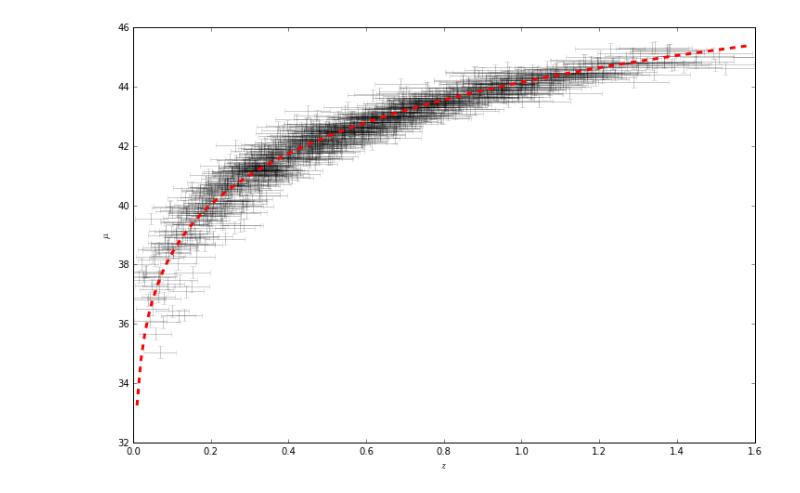
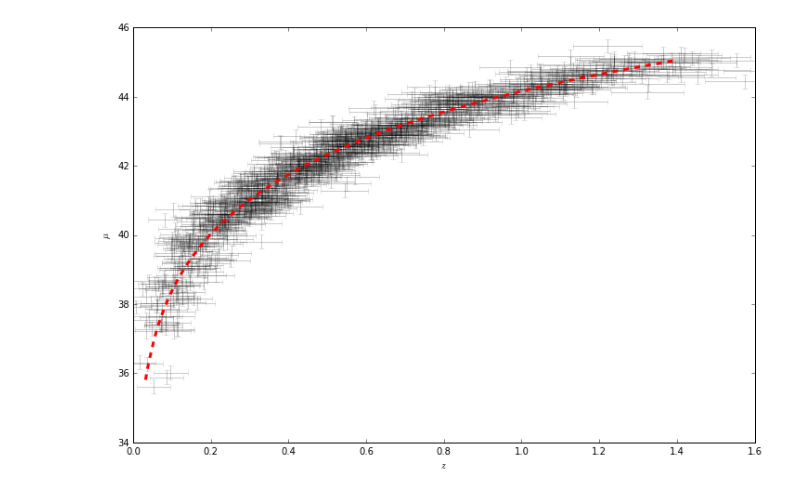
Before and after one commit to P-1884/COSMIC-BEAMS, a Jupyter notebook: dataset_photoz.ipynb, the cells around one changed output. Drawn from its saved outputs; the diff is of its cells as text; code cells hidden in the pictures.

```diff
--- a/dataset_photoz.ipynb
+++ b/dataset_photoz.ipynb
@@ -15,11 +14,13 @@ import matplotlib.pyplot as plt
 # %%
-#load data
+#Basic cosmological functions
 
+#inverse of Friedman equation
 def invH(z,OM,w):
     return (OM*(1+z)**3+(1-OM)*(1+z)**(3*(w+1)))**(-.5)
 
 c=2.99792e5
 
+#distance modulus
 def mu(z,OM,H0,w):
     if type(z)=='float' or type(z)=='int':
         return 5*np.log10((1+z)/H0*c*quad(invH,0,z,args=(OM,w))[0])+25
@@ -29,13 +30,15 @@ def mu(z,OM,H0,w):
             dl.append(quad(invH,0,z[i],args=(OM,w))[0])
         return 5*np.log10(np.array(dl)*(1+z)*c/H0)+25
 
-zt=np.arange(0.01,1.6,0.01)
-mut=mu(zt,0.31,67.74,-1)
+#fiducial cosmology
+OM=0.31
+H0=67.74
+w=-1
 
+#supernova redshift distribituon
 def prior_gal(z):
     return z*np.exp(-3*z)
 
-import random as rand
 def randSN(beta):
     zmin = 0.015
     zmax = 1.4
@@ -47,19 +50,19 @@ def randSN(beta):
         Y = rand.random()
     return RN0
 
+#simulate the redshift of 998 supernova for the Arabian nights
 N=998
 z=np.zeros(N)
 for i in range(N):
     z[i]=randSN(3)
 z.sort()
-sig_mu=0.2*np.ones(len(z))
-OM=0.31
-H0=67.74
-w=-1
+sig_mu=0.2*np.ones(N)
 mt=mu(z,OM,H0,w)
 mu_o=mt+np.random.randn(N)*sig_mu
 sig_z_per_ph=0.04
 zobs=z+np.random.randn(N)*sig_z_per_ph*(1+z)
+
+#ensure that the simulated redshift is always bigger than 0
 index=np.argwhere(zobs<=0)
 while len(index)>0:
     zobs[list(index[:,0])]=z[list(index[:,0])]+np.random.randn(len(index))*sig_z_per_ph*(1+z[list(index[:,0])])
@@ -69,13 +72,13 @@ sig_z=0.04*(1+zobs)
 # %%
 #example plot
 plt.figure(figsize=(12,8))
 
 plt.errorbar(zobs,mu_o,yerr=[sig_mu,sig_mu],xerr=[sig_z,sig_z],marker='',ls='',color='k',alpha=0.2)
-plt.plot(zt,mut,'--r',lw=3)
+plt.plot(z,mt,'--r',lw=3)
 plt.xlabel(r'$z$')
 plt.ylabel(r'$\mu$')
 plt.xlim([0,1.6])
 plt.show()
 # %% [output]
-[figure, old version]
+[figure, new version]
 # %%
```
Also changed, not shown: parts of 2 cells of this notebook, 3 other files.
